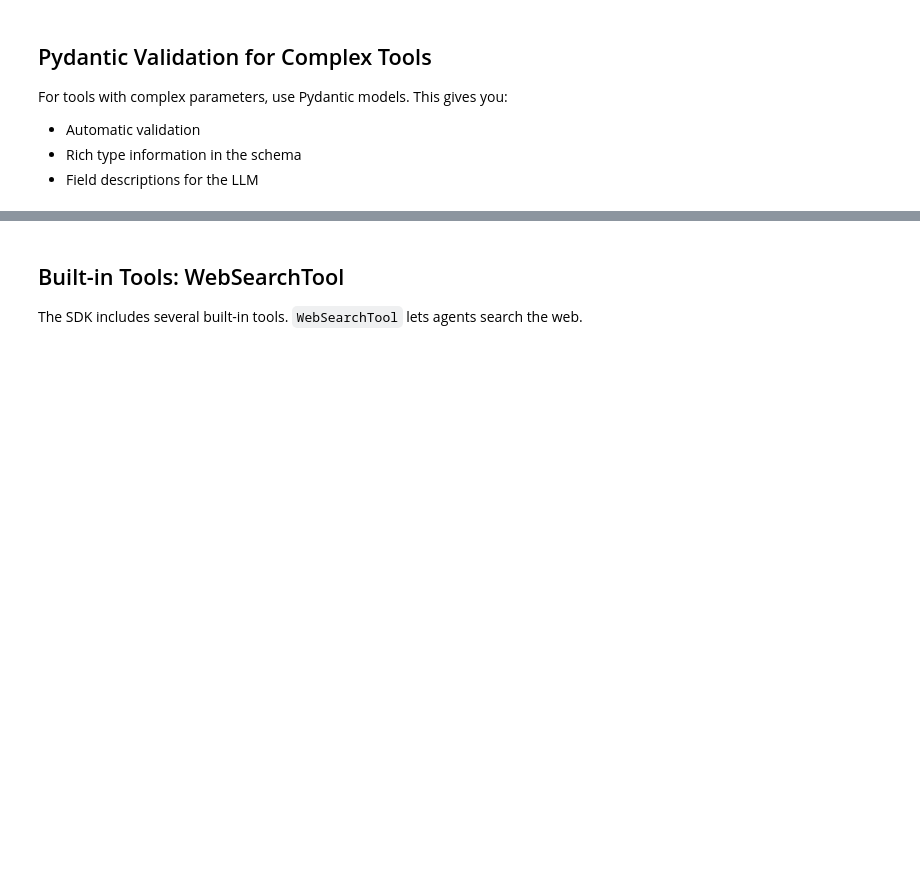
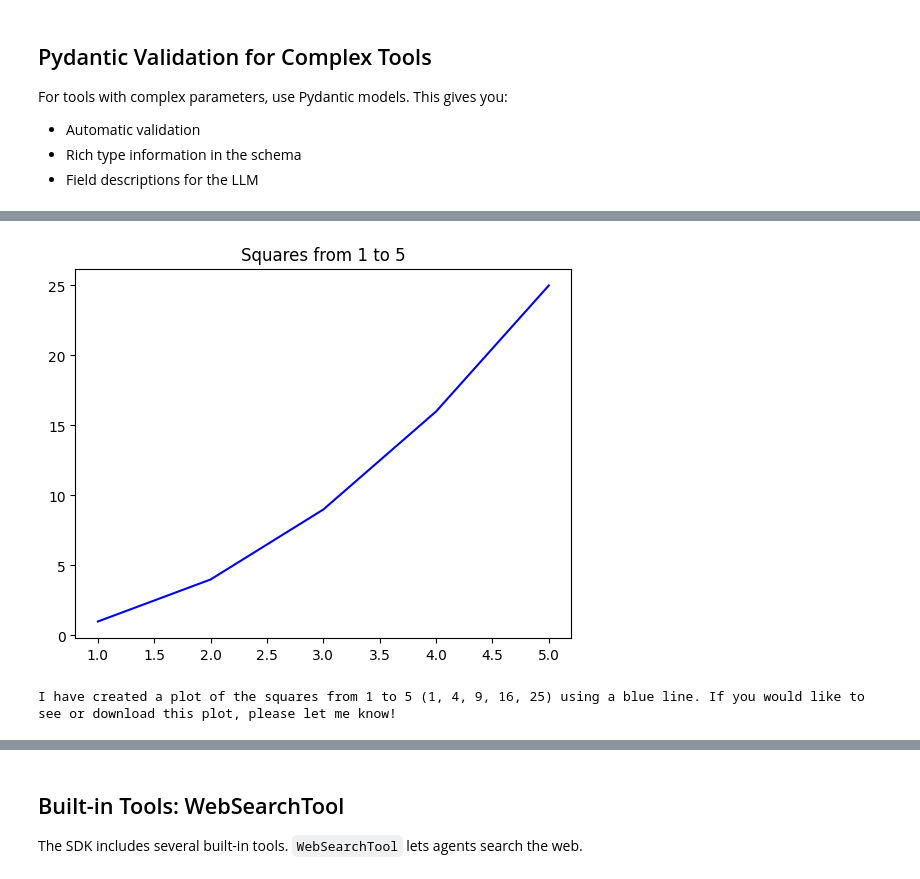
Before and after one commit to EnkrateiaLucca/oreilly-openai-agents-sdk, a Jupyter notebook: notebooks/01-agents-and-tools.ipynb, the cells around one changed output, grey strips where cells are left out. Cells and saved outputs as stored; diff of their text form; code cells hidden in the pictures; blank space fills up the shorter version.

```diff
--- a/notebooks/01-agents-and-tools.ipynb
+++ b/notebooks/01-agents-and-tools.ipynb
@@ -120,4 +124,4 @@ print(result.final_output)
 # %%
 # Multi-step calculation (demonstrates the agent loop)
-result = Runner.run_sync(calculator, "What is (5 + 3) * 4?")
+result = await Runner.run(calculator, "What is (5 + 3) * 4?")
 print(result.final_output)
@@ -182,7 +206,7 @@ file_agent = Agent(
 )
 # %%
 # Write a file
-result = Runner.run_sync(
+result = await Runner.run(
     file_agent,
     "Write a short haiku about coding to a file called haiku.txt"
 )
@@ -190,4 +216,4 @@ print(result.final_output)
 # %%
 # Read it back
-result = Runner.run_sync(file_agent, "Read haiku.txt and tell me what it says")
+result = await Runner.run(file_agent, "Read haiku.txt and tell me what it says")
 print(result.final_output)
@@ -199,6 +231,7 @@ For tools with complex parameters, use Pydantic models. This gives you:
 - Rich type information in the schema
 - Field descriptions for the LLM
 # %%
+import matplotlib.pyplot as plt
 from pydantic import BaseModel, Field
 
 class PlotData(BaseModel):
@@ -212,6 +245,9 @@ class PlotData(BaseModel):
 def create_plot(data: PlotData) -> str:
     """Create a simple line plot with the given data."""
     # In a real scenario, you'd use matplotlib here
+    plt.plot(data.x_values, data.y_values, color=data.color)
+    plt.title(data.title)
+    plt.show()
     return f"Created plot '{data.title}' with {len(data.x_values)} points in {data.color}"
 # %%
 # Let's see the generated schema
@@ -219,13 +273,16 @@ print(json.dumps(create_plot.params_json_schema, indent=2))
 # %%
 plotter = Agent(
     name="Plotter",
     instructions="You create plots based on user requests.",
     model="gpt-4.1",
     tools=[create_plot]
 )
 
-result = Runner.run_sync(
+result = await Runner.run(
     plotter,
     "Create a plot of the squares from 1 to 5 (1, 4, 9, 16, 25) with a blue line"
 )
 print(result.final_output)
+# %% [output]
+[figure, added]
+I have created a plot of the squares from 1 to 5 (1, 4, 9, 16, 25) using a blue line. If you would like to see or download this plot, please let me know!
```
Also changed, not shown: parts of 11 cells of this notebook, 7 other files.
